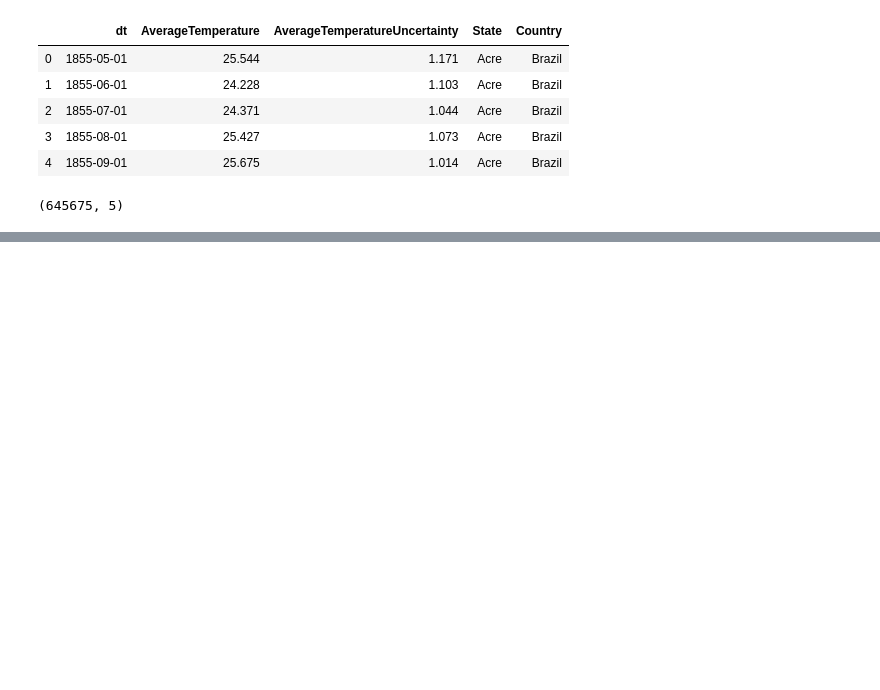
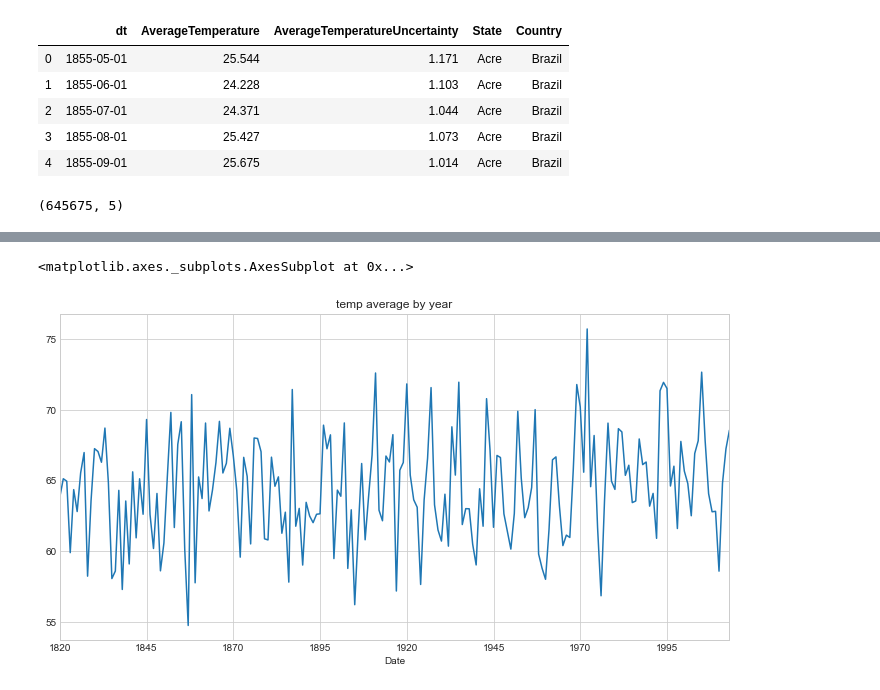
Before and after one commit to QuantumKane/time-series-exercises, a Jupyter notebook: ts_model.ipynb, the cells around one changed output, grey strips where cells are left out. Cells and saved outputs as stored; diff of their text form; code cells hidden in the pictures; blank space fills up the shorter version.

```diff
--- a/ts_model.ipynb
+++ b/ts_model.ipynb
@@ -125,0 +176,5 @@ tx_df
+# %%
+# Set target as y - in this case using historic temperature to predict future temperature
+
+y = train.AverageTemperature
+y.head()
@@ -125,0 +189,8 @@ tx_df
+# %%
+# Visualize temp average by year
+
+plt.figure(figsize=(12,6))
+y.resample('Y').mean().plot(title='temp average by year')
+# %% [output]
+<matplotlib.axes._subplots.AxesSubplot at 0x...>
+[figure, added]
```
Also changed, not shown: parts of 20 cells of this notebook.
